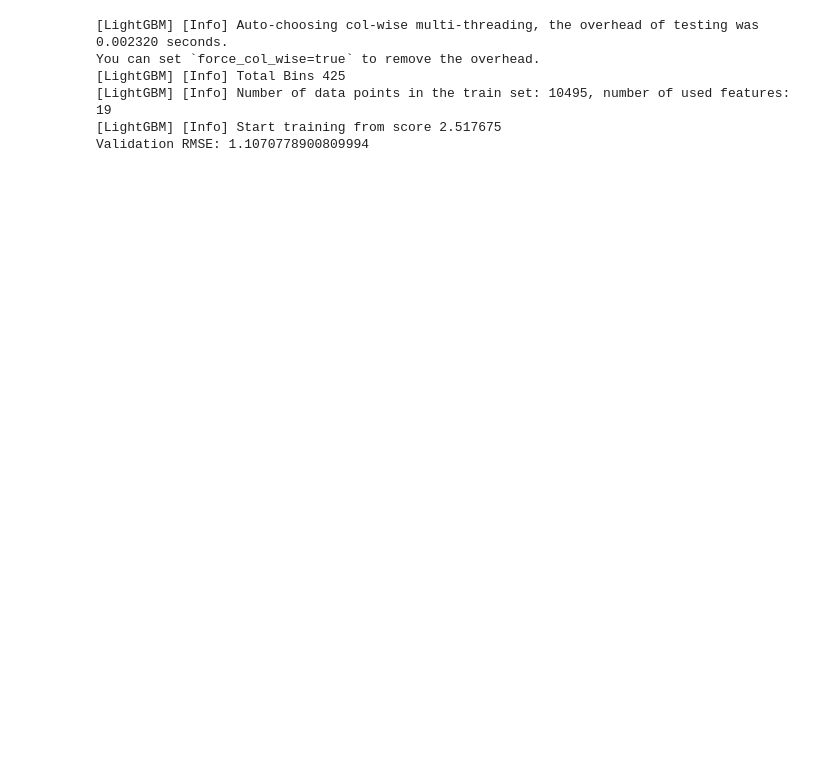
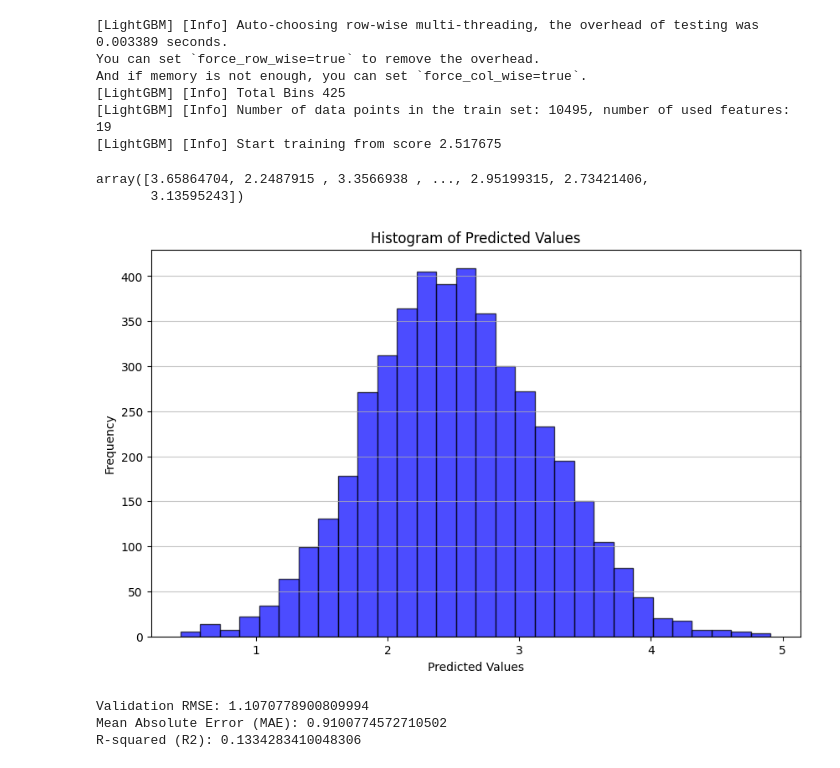
Before and after one commit to georgsmeinung/labo2-petfinder, a Jupyter notebook: petfinder.ipynb, the cells around one changed output. Saved outputs shown, nothing was run; the diff lists cells and outputs as text; code cells hidden in the pictures; blank space fills up the shorter version.

Commit message:
Kaggle Notebook | Labo II - PetFinder.my | Version 5

```diff
--- a/petfinder.ipynb
+++ b/petfinder.ipynb
@@ -39,13 +26,4 @@ data.head(10)
 # %%
-import lightgbm as lgb
-import pandas as pd
-from sklearn.model_selection import train_test_split
-from sklearn.metrics import mean_squared_error
-
-# Load the CSV file
-file_path = '/kaggle/input/petfinder-adoption-prediction/train/train.csv'
-data = pd.read_csv(file_path)
-
 # Drop non-numeric columns from the dataset
 data = data.select_dtypes(include=['number'])
 
@@ -84,13 +62,44 @@ model = lgb.train(
 # Predict on the validation set
 y_pred = model.predict(X_val, num_iteration=model.best_iteration)
 
-# Calculate the RMSE (Root Mean Squared Error)
-rmse = mean_squared_error(y_val, y_pred, squared=False)
-print(f'Validation RMSE: {rmse}')
+y_pred
 # %% [output]
-[LightGBM] [Info] Auto-choosing col-wise multi-threading, the overhead of testing was 0.002320 seconds.
-You can set `force_col_wise=true` to remove the overhead.
+[LightGBM] [Info] Auto-choosing row-wise multi-threading, the overhead of testing was 0.003389 seconds.
+You can set `force_row_wise=true` to remove the overhead.
+And if memory is not enough, you can set `force_col_wise=true`.
 [LightGBM] [Info] Total Bins 425
 [LightGBM] [Info] Number of data points in the train set: 10495, number of used features: 19
 [LightGBM] [Info] Start training from score 2.517675
-Validation RMSE: 1.1070778900809994
+array([3.65864704, 2.2487915 , 3.3566938 , ..., 2.95199315, 2.73421406,
+       3.13595243])
+# %%
+import matplotlib.pyplot as plt
+
+# Assuming y_pred contains the predicted values from the regression model
+
+# Plot the histogram of the predicted values
+plt.figure(figsize=(10, 6))
+plt.hist(y_pred, bins=30, color='blue', alpha=0.7, edgecolor='black')
+plt.title('Histogram of Predicted Values')
+plt.xlabel('Predicted Values')
+plt.ylabel('Frequency')
+plt.grid(axis='y', alpha=0.75)
+plt.show()
+# %% [output]
+[figure, added]
+# %%
+from sklearn.metrics import mean_squared_error, mean_absolute_error, r2_score
+
+# Calculate evaluation metrics
+rmse = mean_squared_error(y_val, y_pred, squared=False)
+mae = mean_absolute_error(y_val, y_pred)
+r2 = r2_score(y_val, y_pred)
+
+# Print the evaluation metrics
+print(f'Validation RMSE: {rmse}')
+print(f'Mean Absolute Error (MAE): {mae}')
+print(f'R-squared (R2): {r2}')
+# %% [output]
+Validation RMSE: 1.1070778900809994
+Mean Absolute Error (MAE): 0.9100774572710502
+R-squared (R2): 0.1334283410048306
```
Also changed, not shown: parts of 2 cells of this notebook.
